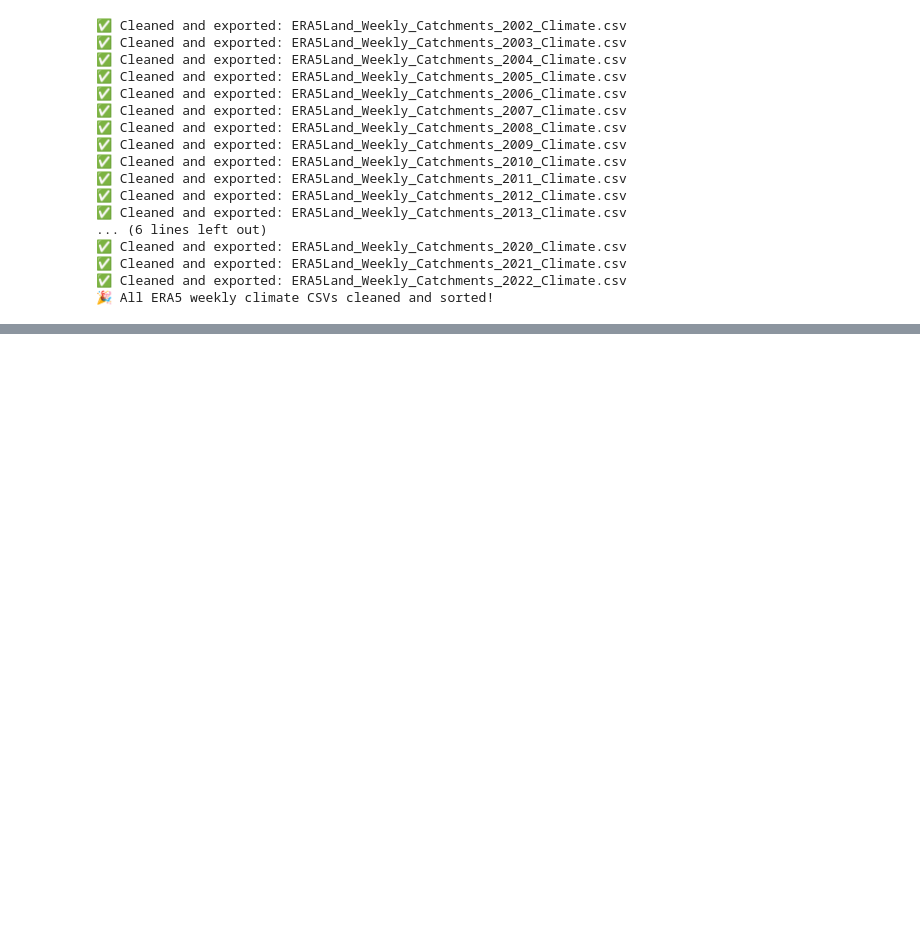
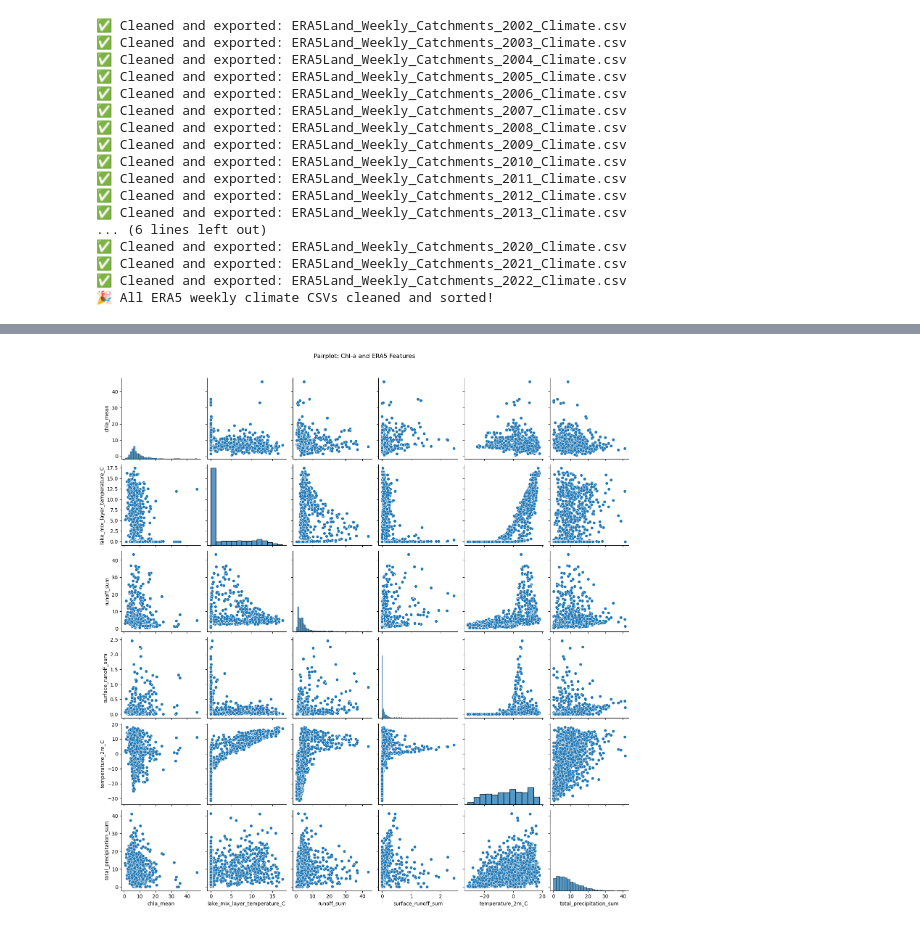
Before and after one commit to nazizahed/Lake_Water_Quality, a Jupyter notebook: ECMWF.ipynb, the cells around one changed output, grey strips where cells are left out. Drawn from its saved outputs; the diff is of its cells as text; code cells hidden in the pictures; blank space fills up the shorter version.

```diff
--- a/ECMWF.ipynb
+++ b/ECMWF.ipynb
@@ -133,0 +177,30 @@ print("🎉 All ERA5 weekly climate CSVs cleaned and sorted!")
+# %%
+import pandas as pd
+import seaborn as sns
+import matplotlib.pyplot as plt
+
+# Load data
+df = pd.read_csv('Datasets\Interpolated_Lake_CSVs\Lake_27.csv')
+
+# Convert temperature columns to Celsius (optional but clearer)
+for col in ['lake_mix_layer_temperature', 'temperature_2m']:
+    if col in df.columns:
+        df[col + '_C'] = df[col] - 273.15
+
+# Columns to include in the pairplot
+pairplot_cols = [
+    'chla_mean',
+    'lake_mix_layer_temperature_C',
+    'runoff_sum',
+    'surface_runoff_sum',
+    'temperature_2m_C',
+    'total_precipitation_sum'
+]
+pairplot_cols = [col for col in pairplot_cols if col in df.columns]  # Only keep present columns
+
+# Make the pairplot
+sns.pairplot(df[pairplot_cols], diag_kind='hist')
+plt.suptitle("Pairplot: Chl-a and ERA5 Features", y=1.03)
+plt.show()
+# %% [output]
+[figure, added]
```
Also changed, not shown: parts of 5 cells of this notebook.
